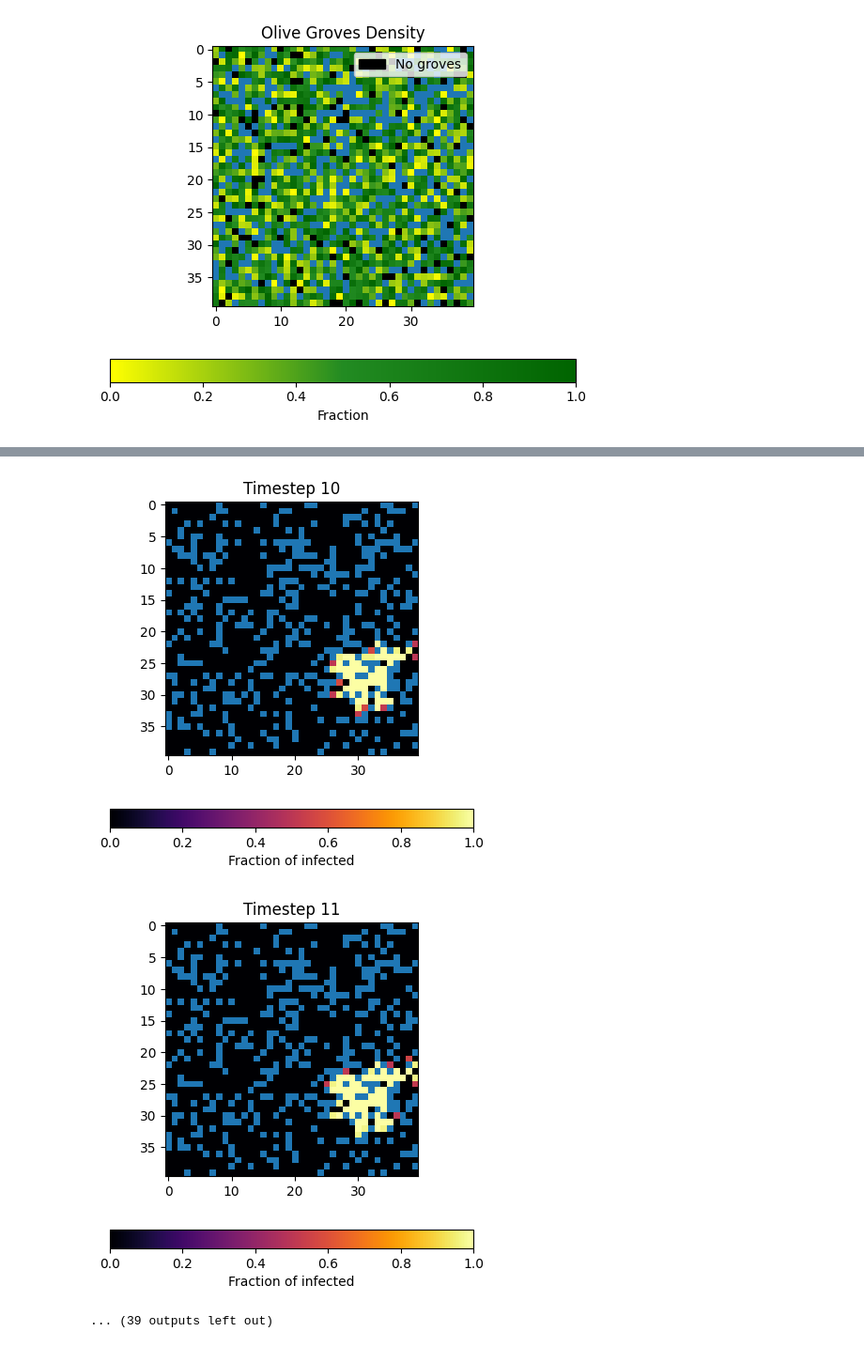
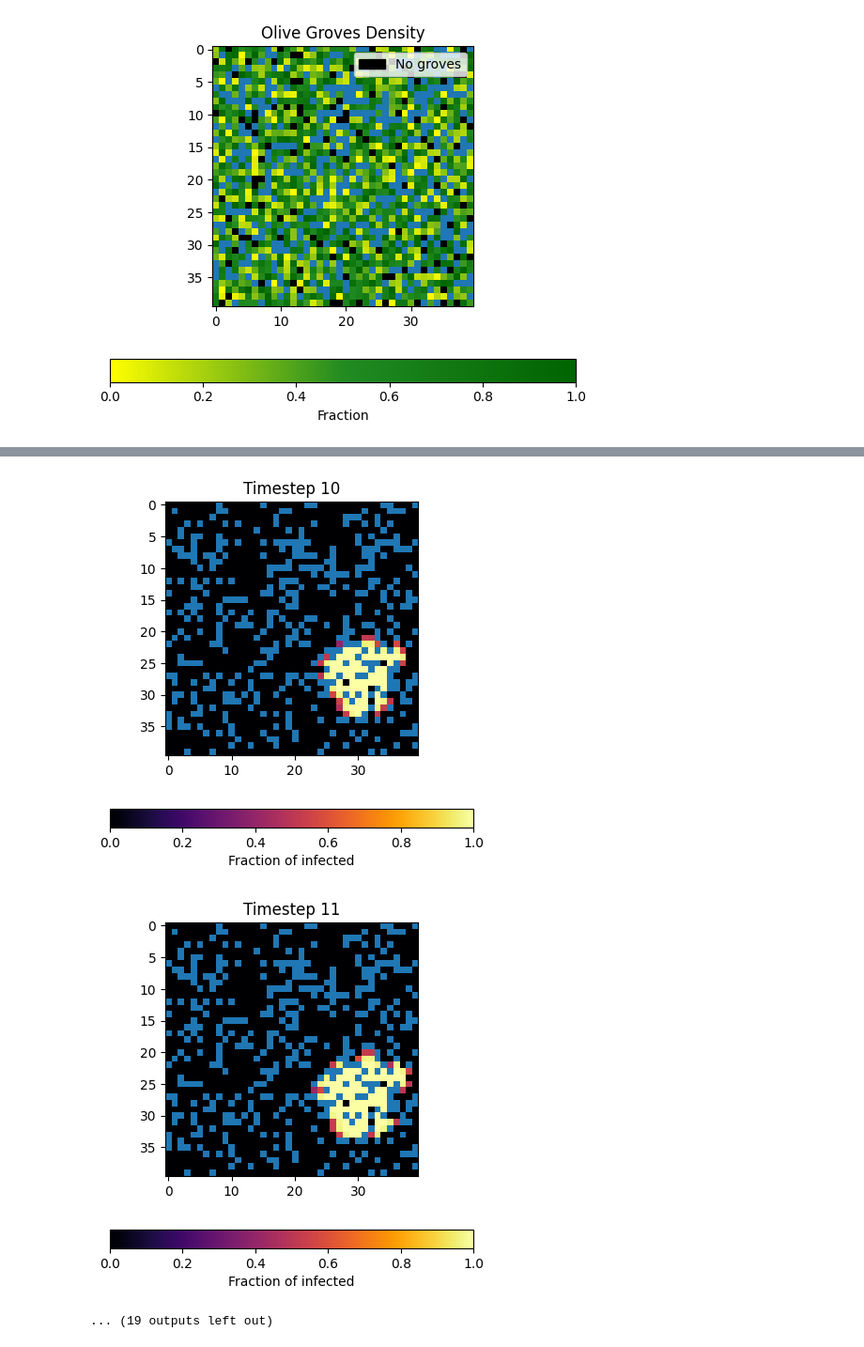
Before and after one commit to LeonMengoni/Xylella-Fastidiosa, a Jupyter notebook: Xylella.ipynb, the cells around one changed output, grey strips where cells are left out. Shown at 94% size. Drawn from its saved outputs; the diff is of its cells as text; code cells hidden in the pictures.

Commit message:
Fixed mistake in Levy flight dispersal (missing d in d*(cos(theta), sin(theta)).

```diff
--- a/Xylella.ipynb
+++ b/Xylella.ipynb
@@ -206,3 +220,21 @@ def long_distance_dispersal(U, disp_tol, M_max, D, B):
                     U[tuple(new_cell)] += (1 - U[tuple(new_cell)]) * np.exp(-B) # Added the 1-U part to say that the remaining susceptible are infected with probability exp(-B)
                     break    # OK
     return U
+
+def levy_flight_dispersal(U, mu, d_min, B, n_vectors, vector_positions):
+    u_list = np.random.uniform(size=n_vectors)
+    d_list = (1 - u_list)**(1 / (1 - mu)) * d_min # step size sampled from a power law distribution
+    for i, vector_pos, d in zip(range(n_vectors), vector_positions, d_list):
+        while True:
+            theta = np.random.uniform() * 2 * np.pi # random uniform direction
+            step_coord = np.rint(d * np.array([np.sin(theta), np.cos(theta)])).astype(np.int32)
+            new_vector_pos = vector_pos + step_coord
+            if np.any(new_vector_pos < 0) or np.any(np.array(U.shape - new_vector_pos <= 0)):  continue # Outside grid
+            elif sea_mask[tuple(new_vector_pos)]:                                               continue # Sea
+            elif np.array_equal(new_vector_pos, vector_pos):                                    break    # Same cell, OK
+            elif no_grove_mask[tuple(new_vector_pos)]:                                          break    # No grove, OK
+            else:
+                U[tuple(new_vector_pos)] += (1 - U[tuple(new_vector_pos)]) * np.exp(-B) # Added the 1-U part to say that the remaining susceptible are infected with probability exp(-B)
+                break    # OK
+        vector_positions[i] = new_vector_pos
+    return U
@@ -261,7 +246,7 @@ LEVY_FLIGHT = True
 
 np.random.seed(1222)
 
-time_steps = 50
+time_steps = 30
 
 output = np.zeros((time_steps+1, H, W)) # Final fraction of infected after every year
 U = np.zeros((H, W)) # Fraction of infected at every timestep
@@ -276,10 +261,7 @@ else:
 U[tuple(seed)] = K[tuple(seed)] * np.exp(-B)
 
 if LEVY_FLIGHT:
-    # if FROM_DATA:
     vector_positions = np.full((n_vectors,2), seed, dtype=int)
-    # else:
-    #     vector_positions = [grove_coordinates[grove] for grove in np.random.choice(grove_coordinates.shape[0], size=n_vectors)]
 
 # Attributes for plot
 cmap_inferno = mpl.colormaps["inferno"]
@@ -296,21 +278,8 @@ for t in range(output.shape[0]):
 
         # Levy flight dispersal
         if LEVY_FLIGHT:
-            u_list = np.random.uniform(size=n_vectors)
-            d_list = (1 - u_list)**(1 / (1 - mu)) * d_min # step size sampled from a power law distribution
-            for i, vector_pos, d in zip(range(n_vectors), vector_positions, d_list):
-                while True:
-                    theta = np.random.uniform() * 2 * np.pi # random uniform direction
-                    step_coord = np.rint(np.array([np.sin(theta), np.cos(theta)])).astype(np.int32)
-                    new_vector_pos = vector_pos + step_coord
-                    if np.any(new_vector_pos < 0) or np.any(np.array(U.shape - new_vector_pos <= 0)):  continue # Outside grid
-                    elif sea_mask[tuple(new_vector_pos)]:                                               continue # Sea
-                    elif np.array_equal(new_vector_pos, vector_pos):                                    break    # Same cell, OK
-                    elif no_grove_mask[tuple(new_vector_pos)]:                                          break    # No grove, OK
-                    else:
-                        U[tuple(new_vector_pos)] += (1 - U[tuple(new_vector_pos)]) * np.exp(-B) # Added the 1-U part to say that the remaining susceptible are infected with probability exp(-B)
-                        break    # OK
-                vector_positions[i] = new_vector_pos
+            U = levy_flight_dispersal(U, mu, d_min, B, n_vectors, vector_positions)
+            adjust_population(U, no_grove_mask, tol)
 
         if SHORT_LONG:
             # Short distance dispersal
@@ -347,6 +316,6 @@ for t in range(output.shape[0]):
-[figure, old version]
+[figure, new version]
-[figure, old version]
+[figure, new version]
-... (39 outputs left out)
+... (19 outputs left out)
 # %%
 # from mpl_toolkits.basemap import Basemap
 # import matplotlib.pyplot as plt
```
Also changed, not shown: parts of 6 cells of this notebook.
